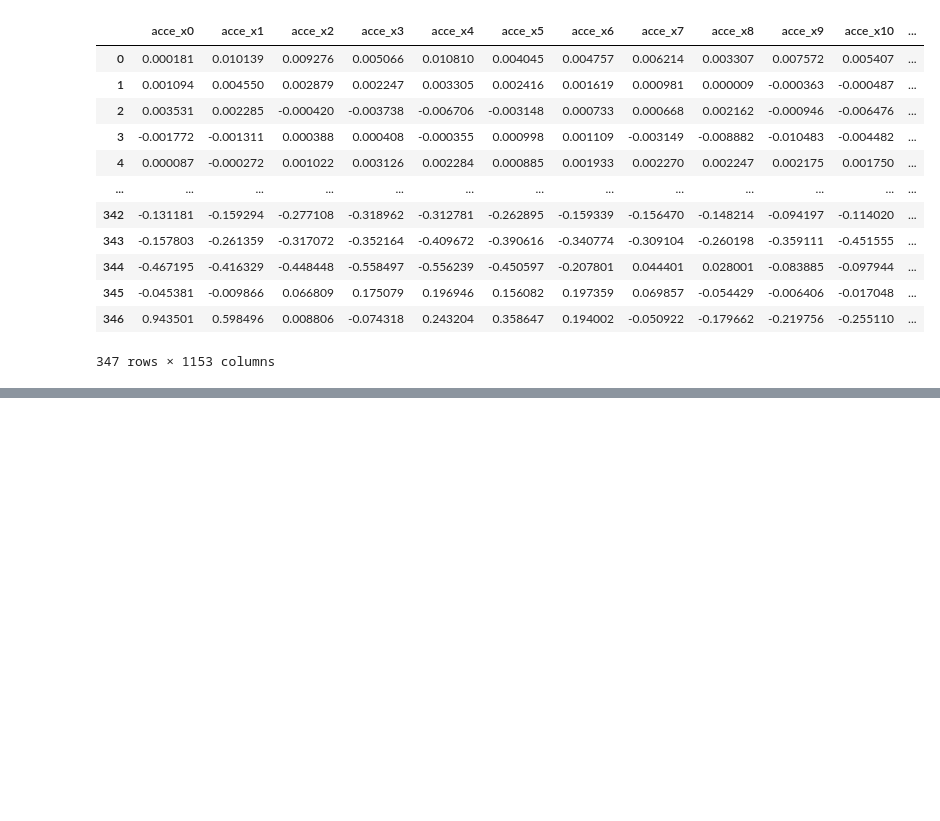
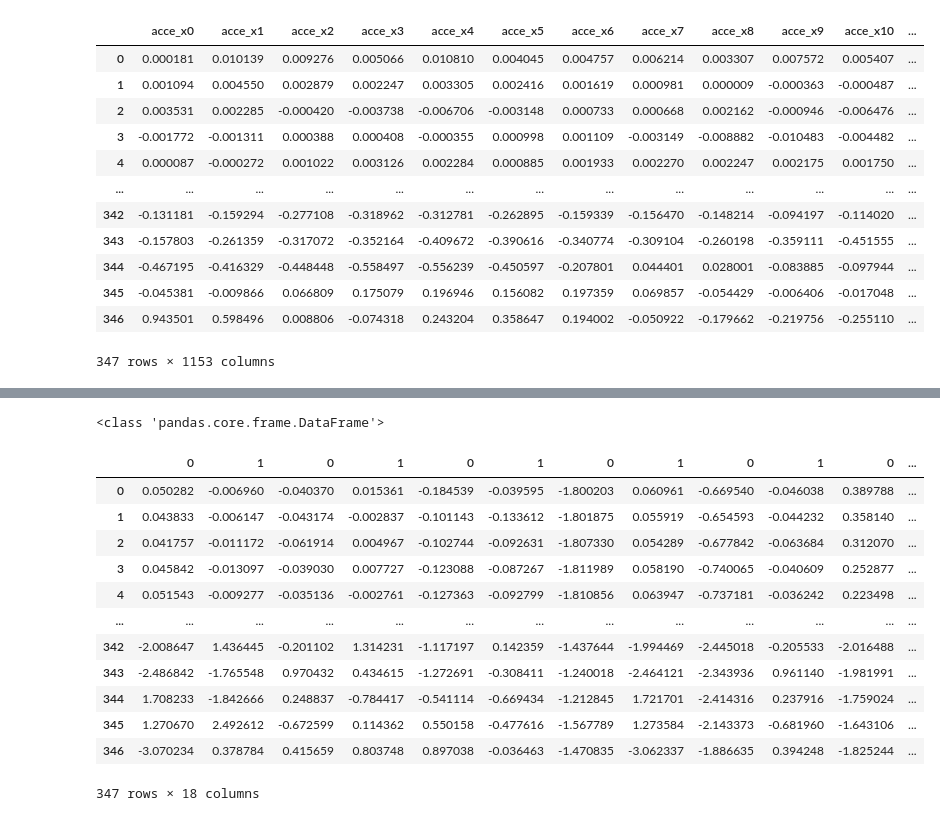
Before and after one commit to SeyfGoumeida/Time_series_Unsupervised_Learning, a Jupyter notebook: unsupervised_learning_project.ipynb, the cells around one changed output, grey strips where cells are left out. Drawn from its saved outputs; the diff is of its cells as text; code cells hidden in the pictures; blank space fills up the shorter version.

```diff
--- a/unsupervised_learning_project.ipynb
+++ b/unsupervised_learning_project.ipynb
@@ -102,0 +122,34 @@ Name: acce_x5, Length: 347, dtype: float64
+# %%
+pca = PCA(n_components=10)
+df1_reduced = pca.fit_transform(df1)
+
+pca = PCA(n_components=2)
+acce_x_reduced = pd.DataFrame(pca.fit_transform(acce_x))
+acce_y_reduced = pd.DataFrame(pca.fit_transform(acce_y))
+acce_z_reduced = pd.DataFrame(pca.fit_transform(acce_z))
+accm_x_reduced = pd.DataFrame(pca.fit_transform(accm_x))
+accm_y_reduced = pd.DataFrame(pca.fit_transform(accm_y))
+accm_z_reduced = pd.DataFrame(pca.fit_transform(accm_z))
+vit_x_reduced = pd.DataFrame(pca.fit_transform(vit_x))
+vit_y_reduced = pd.DataFrame(pca.fit_transform(vit_y))
+vit_z_reduced = pd.DataFrame(pca.fit_transform(vit_z))
+# %%
+print(type(acce_x_reduced))
+
+df2_reduced = pd.concat([acce_x_reduced,acce_y_reduced,acce_z_reduced,accm_x_reduced,accm_y_reduced,accm_z_reduced,vit_x_reduced,vit_y_reduced,vit_z_reduced],axis=1)
+df2_reduced
+# %% [output]
+<class 'pandas.core.frame.DataFrame'>
+|  | 0 | 1 | 0 | 1 | 0 | 1 | 0 | 1 | 0 | 1 | 0 | ... |
+| 0 | 0.050282 | -0.006960 | -0.040370 | 0.015361 | -0.184539 | -0.039595 | -1.800203 | 0.060961 | -0.669540 | -0.046038 | 0.389788 | ... |
+| 1 | 0.043833 | -0.006147 | -0.043174 | -0.002837 | -0.101143 | -0.133612 | -1.801875 | 0.055919 | -0.654593 | -0.044232 | 0.358140 | ... |
+| 2 | 0.041757 | -0.011172 | -0.061914 | 0.004967 | -0.102744 | -0.092631 | -1.807330 | 0.054289 | -0.677842 | -0.063684 | 0.312070 | ... |
+| 3 | 0.045842 | -0.013097 | -0.039030 | 0.007727 | -0.123088 | -0.087267 | -1.811989 | 0.058190 | -0.740065 | -0.040609 | 0.252877 | ... |
+| 4 | 0.051543 | -0.009277 | -0.035136 | -0.002761 | -0.127363 | -0.092799 | -1.810856 | 0.063947 | -0.737181 | -0.036242 | 0.223498 | ... |
+| ... | ... | ... | ... | ... | ... | ... | ... | ... | ... | ... | ... | ... |
+| 342 | -2.008647 | 1.436445 | -0.201102 | 1.314231 | -1.117197 | 0.142359 | -1.437644 | -1.994469 | -2.445018 | -0.205533 | -2.016488 | ... |
+| 343 | -2.486842 | -1.765548 | 0.970432 | 0.434615 | -1.272691 | -0.308411 | -1.240018 | -2.464121 | -2.343936 | 0.961140 | -1.981991 | ... |
+| 344 | 1.708233 | -1.842666 | 0.248837 | -0.784417 | -0.541114 | -0.669434 | -1.212845 | 1.721701 | -2.414316 | 0.237916 | -1.759024 | ... |
+| 345 | 1.270670 | 2.492612 | -0.672599 | 0.114362 | 0.550158 | -0.477616 | -1.567789 | 1.273584 | -2.143373 | -0.681960 | -1.643106 | ... |
+| 346 | -3.070234 | 0.378784 | 0.415659 | 0.803748 | 0.897038 | -0.036463 | -1.470835 | -3.062337 | -1.886635 | 0.394248 | -1.825244 | ... |
+347 rows × 18 columns
```
Also changed, not shown: parts of 30 cells of this notebook.
